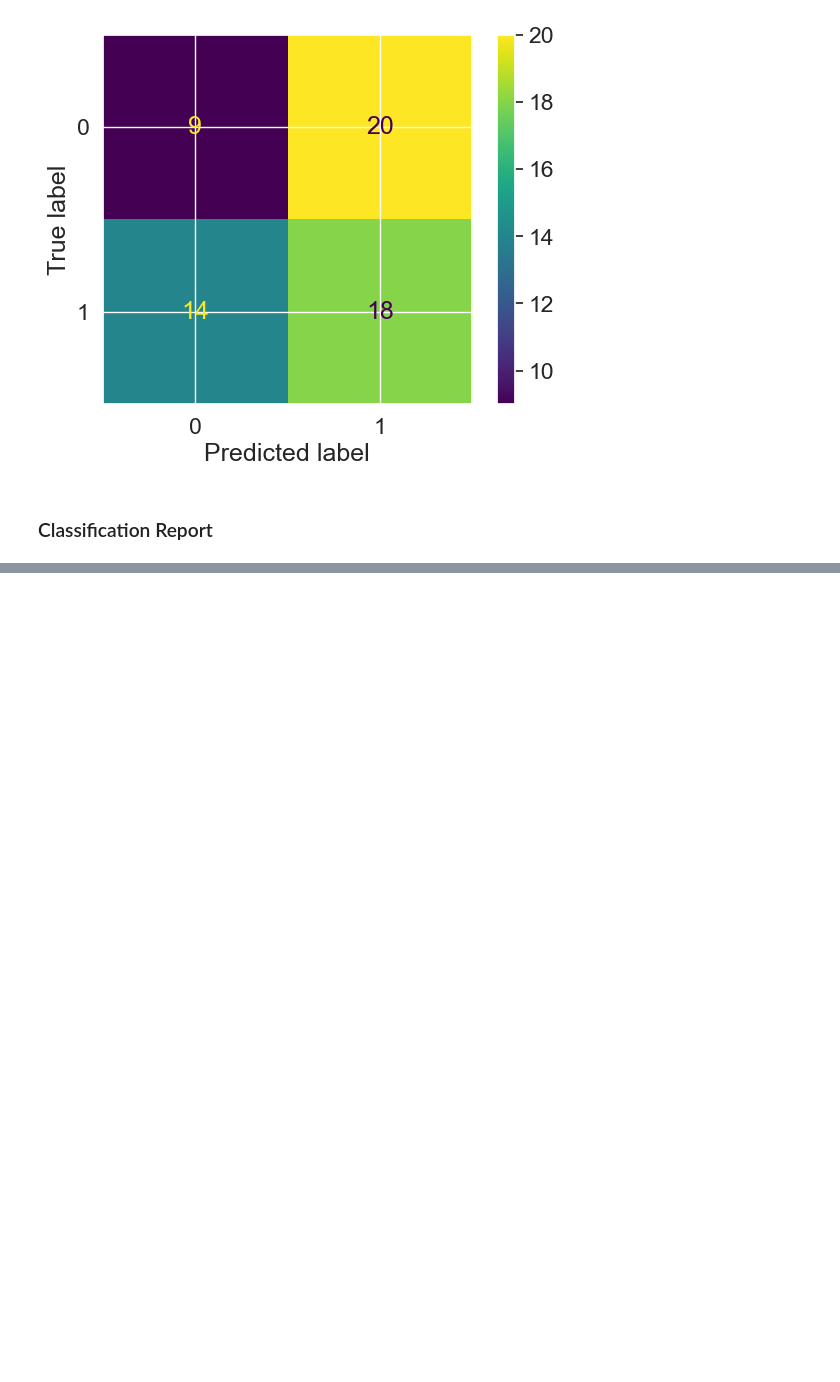
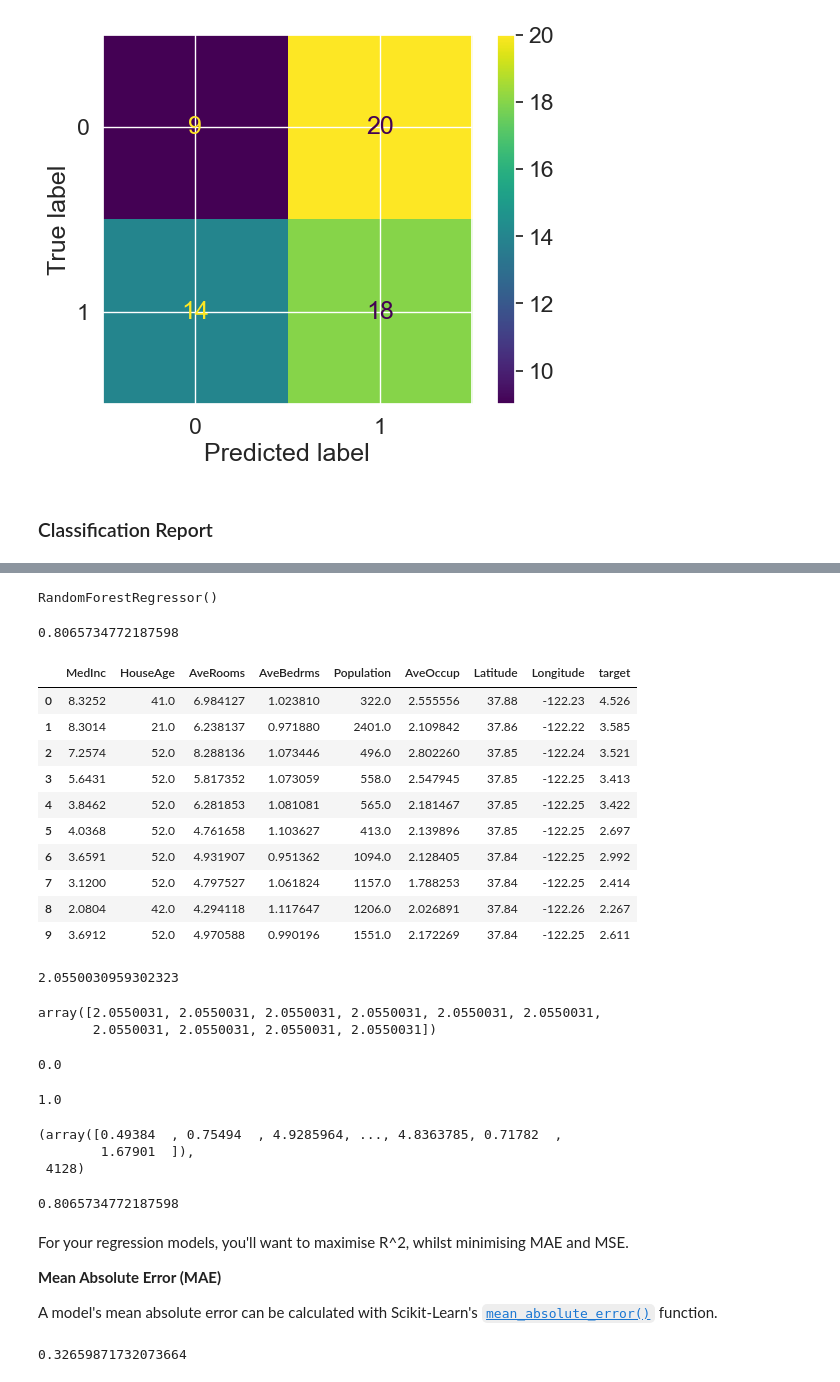
Before and after one commit to Hamedkalantari0111/machine_learning, a Jupyter notebook: Sec9-Scikit-Learn/Introduction-to-Scikit-Learn .ipynb, the cells around one changed output, grey strips where cells are left out. Drawn from its saved outputs; the diff is of its cells as text; code cells hidden in the pictures; blank space fills up the shorter version.

Commit message:
evaluating metrics for classification -sec9-SKLearn

```diff
--- a/Sec9-Scikit-Learn/Introduction-to-Scikit-Learn .ipynb
+++ b/Sec9-Scikit-Learn/Introduction-to-Scikit-Learn .ipynb
@@ -1451,0 +1486,53 @@ ConfusionMatrixDisplay.from_predictions(y_true=y_test,
+# %%
+from sklearn.ensemble import RandomForestRegressor
+
+np.random.seed(42)
+
+X = housing_df.drop("target", axis=1)
+y = housing_df["target"]
+
+X_train, X_test, y_train, y_test = train_test_split(X, y, test_size=0.2)
+
+model = RandomForestRegressor()
+model.fit(X_train, y_train)
+# %% [output]
+RandomForestRegressor()
+# %%
+model.score(X_test, y_test)
+# %% [output]
+0.8065734772187598
+# %%
+housing_df.head(10)
+# %% [output]
+|  | MedInc | HouseAge | AveRooms | AveBedrms | Population | AveOccup | Latitude | Longitude | target |
+| 0 | 8.3252 | 41.0 | 6.984127 | 1.023810 | 322.0 | 2.555556 | 37.88 | -122.23 | 4.526 |
+| 1 | 8.3014 | 21.0 | 6.238137 | 0.971880 | 2401.0 | 2.109842 | 37.86 | -122.22 | 3.585 |
+| 2 | 7.2574 | 52.0 | 8.288136 | 1.073446 | 496.0 | 2.802260 | 37.85 | -122.24 | 3.521 |
+| 3 | 5.6431 | 52.0 | 5.817352 | 1.073059 | 558.0 | 2.547945 | 37.85 | -122.25 | 3.413 |
+| 4 | 3.8462 | 52.0 | 6.281853 | 1.081081 | 565.0 | 2.181467 | 37.85 | -122.25 | 3.422 |
+| 5 | 4.0368 | 52.0 | 4.761658 | 1.103627 | 413.0 | 2.139896 | 37.85 | -122.25 | 2.697 |
+| 6 | 3.6591 | 52.0 | 4.931907 | 0.951362 | 1094.0 | 2.128405 | 37.84 | -122.25 | 2.992 |
+| 7 | 3.1200 | 52.0 | 4.797527 | 1.061824 | 1157.0 | 1.788253 | 37.84 | -122.25 | 2.414 |
+| 8 | 2.0804 | 42.0 | 4.294118 | 1.117647 | 1206.0 | 2.026891 | 37.84 | -122.26 | 2.267 |
+| 9 | 3.6912 | 52.0 | 4.970588 | 0.990196 | 1551.0 | 2.172269 | 37.84 | -122.25 | 2.611 |
+# %%
+y_test.mean()
+# %% [output]
+2.0550030959302323
+# %%
+from sklearn.metrics import r2_score
+
+# Fill an array with y_test mean
+y_test_mean = np.full(len(y_test), y_test.mean())
+y_test_mean[:10]
+# %% [output]
+array([2.0550031, 2.0550031, 2.0550031, 2.0550031, 2.0550031, 2.0550031,
+       2.0550031, 2.0550031, 2.0550031, 2.0550031])
+# %%
+r2_score(y_true=y_test, y_pred=y_test_mean)
+# %% [output]
+0.0
+# %%
+r2_score(y_true=y_test, y_pred=y_test)
+# %% [output]
+1.0
@@ -1451,0 +1541,25 @@ ConfusionMatrixDisplay.from_predictions(y_true=y_test,
+# %%
+y_preds, len(y_preds)
+# %% [output]
+(array([0.49384  , 0.75494  , 4.9285964, ..., 4.8363785, 0.71782  ,
+        1.67901  ]),
+ 4128)
+# %%
+r2_score(y_true=y_test, y_pred=y_preds)
+# %% [output]
+0.8065734772187598
+# %% [markdown]
+For your regression models, you'll want to maximise R^2, whilst minimising MAE and MSE.
+
+**Mean Absolute Error (MAE)**
+
+A model's mean absolute error can be calculated with Scikit-Learn's [`mean_absolute_error()`](https://scikit-learn.org/stable/modules/generated/sklearn.metrics.mean_absolute_error.html) function.
+# %%
+# MAE
+from sklearn.metrics import mean_absolute_error
+
+y_preds = model.predict(X_test)
+mae = mean_absolute_error(y_true=y_test, y_pred=y_preds)
+mae
+# %% [output]
+0.32659871732073664
```
Also changed, not shown: parts of 18 cells of this notebook, 1 other file.
